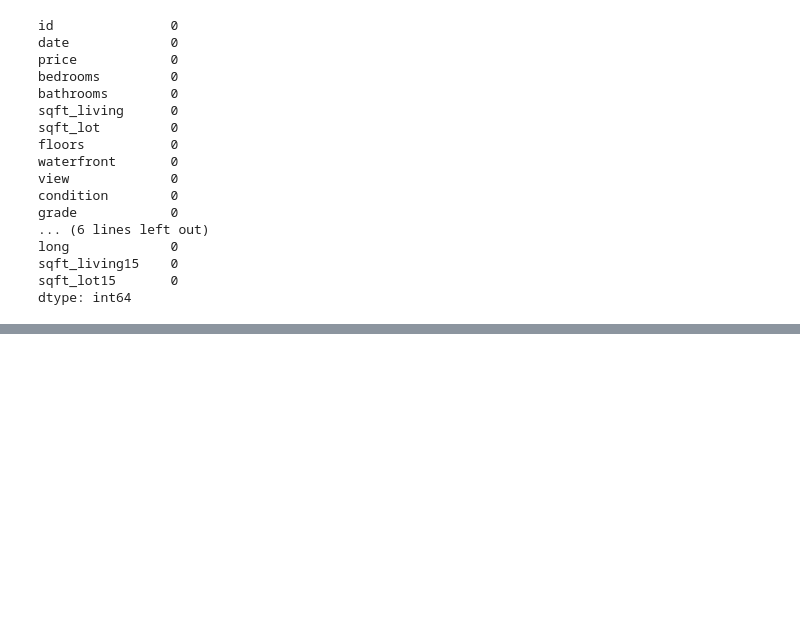
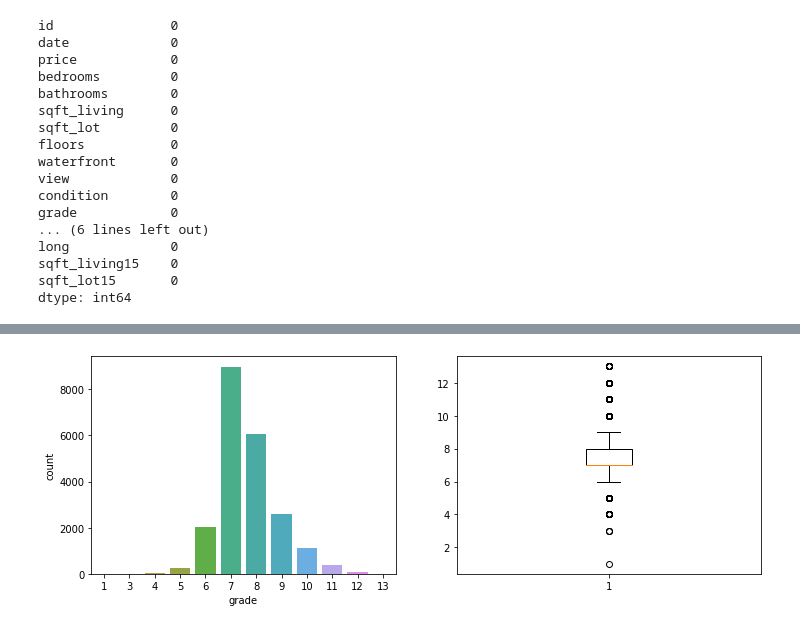
Before and after one commit to irvandandung/kc_house_data_regression, a Jupyter notebook: kc_house_data.ipynb, the cells around one changed output, grey strips where cells are left out. Cells and saved outputs as stored; diff of their text form; code cells hidden in the pictures; blank space fills up the shorter version.

```diff
--- a/kc_house_data.ipynb
+++ b/kc_house_data.ipynb
@@ -200,0 +146,13 @@ plt.show()
+# %%
+#Univariate analysis grade
+#Melihat distribusi dari grade
+f = plt.figure(figsize=(12,4))
+
+f.add_subplot(1,2,1)
+sns.countplot(dataframe['grade'])
+
+f.add_subplot(1,2,2)
+plt.boxplot(dataframe['grade'])
+plt.show()
+# %% [output]
+[figure, added]
```
Also changed, not shown: parts of 32 cells of this notebook.
